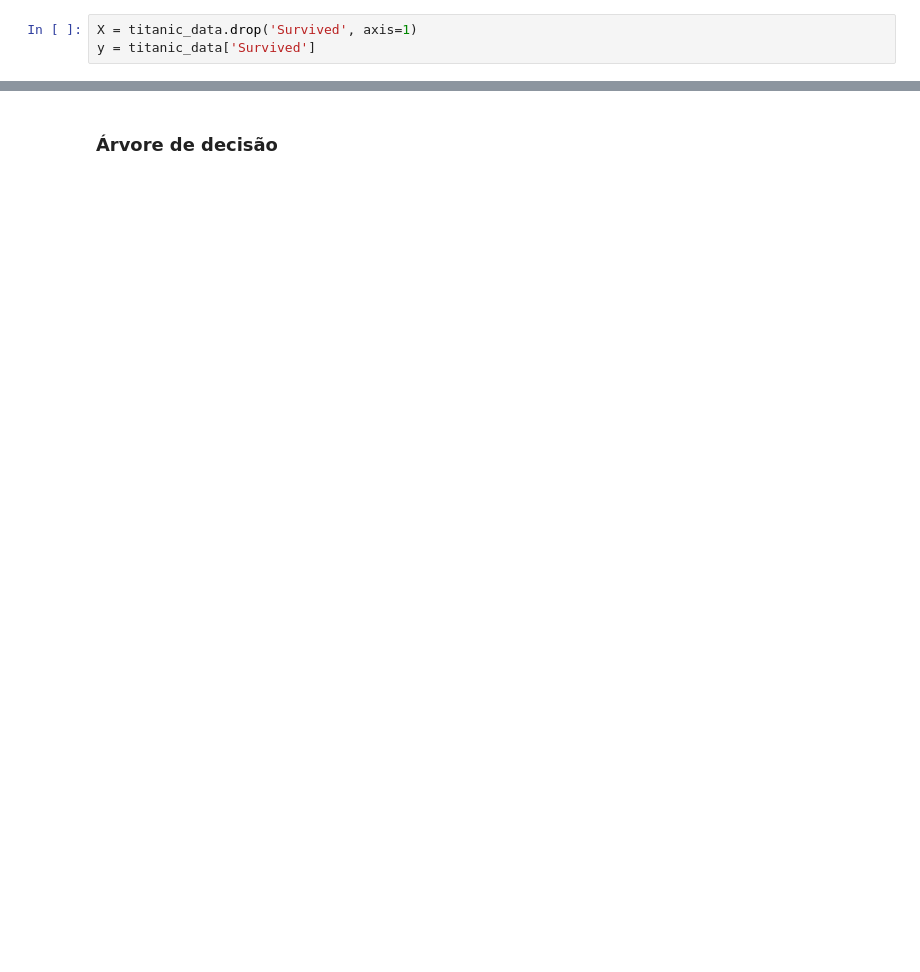
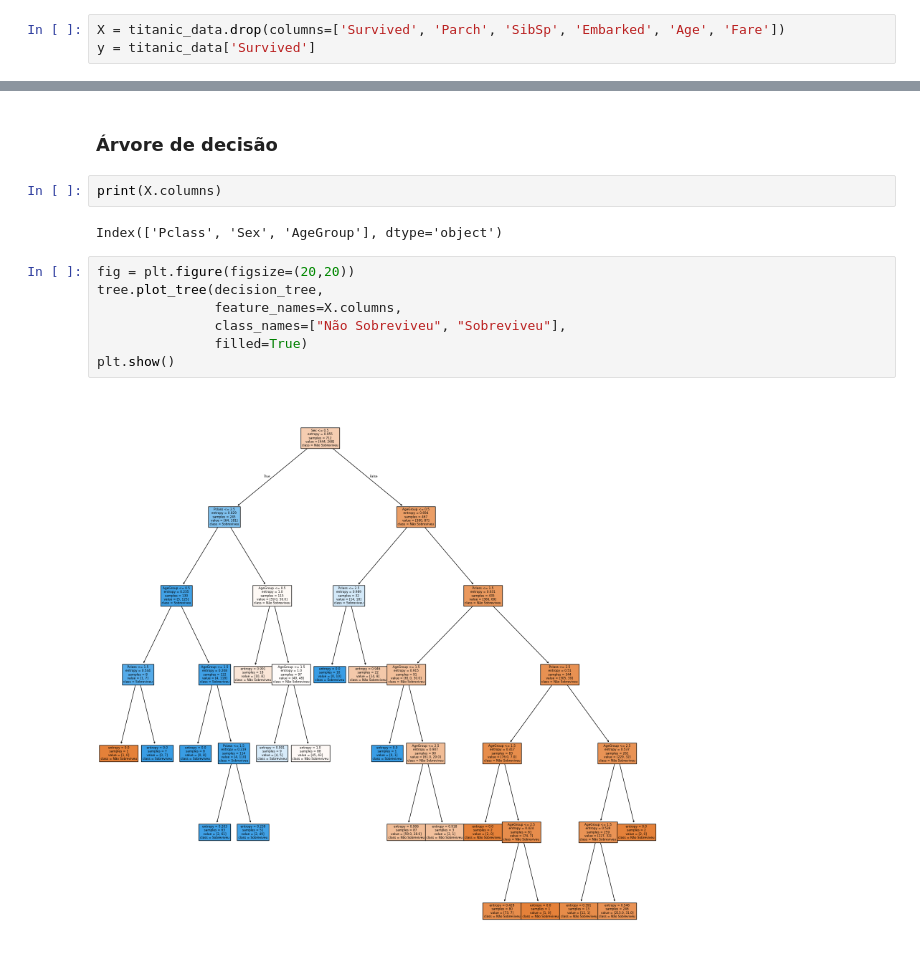
Before and after one commit to davischneider/titanic-dataset, a Jupyter notebook: titanic.ipynb, the cells around one changed output, grey strips where cells are left out. Saved outputs shown, nothing was run; the diff lists cells and outputs as text; blank space fills up the shorter version.

Commit message:
Add decision tree

```diff
--- a/titanic.ipynb
+++ b/titanic.ipynb
@@ -107,7 +110,7 @@ titanic_data.head()
 # %% [markdown]
 ### Remover classe alvo
 # %%
-X = titanic_data.drop('Survived', axis=1)
+X = titanic_data.drop(columns=['Survived', 'Parch', 'SibSp', 'Embarked', 'Age', 'Fare'])
 y = titanic_data['Survived']
 # %% [markdown]
 ### Separar conjunto de treino e validação
@@ -144,2 +193,15 @@ weighted avg       0.79      0.79      0.79       179
 # %% [markdown]
 ### Árvore de decisão
+# %%
+print(X.columns)
+# %% [output]
+Index(['Pclass', 'Sex', 'AgeGroup'], dtype='object')
+# %%
+fig = plt.figure(figsize=(20,20))
+tree.plot_tree(decision_tree,
+               feature_names=X.columns,
+               class_names=["Não Sobreviveu", "Sobreviveu"],
+               filled=True)
+plt.show()
+# %% [output]
+[figure, added]
```
Also changed, not shown: parts of 11 cells of this notebook.
